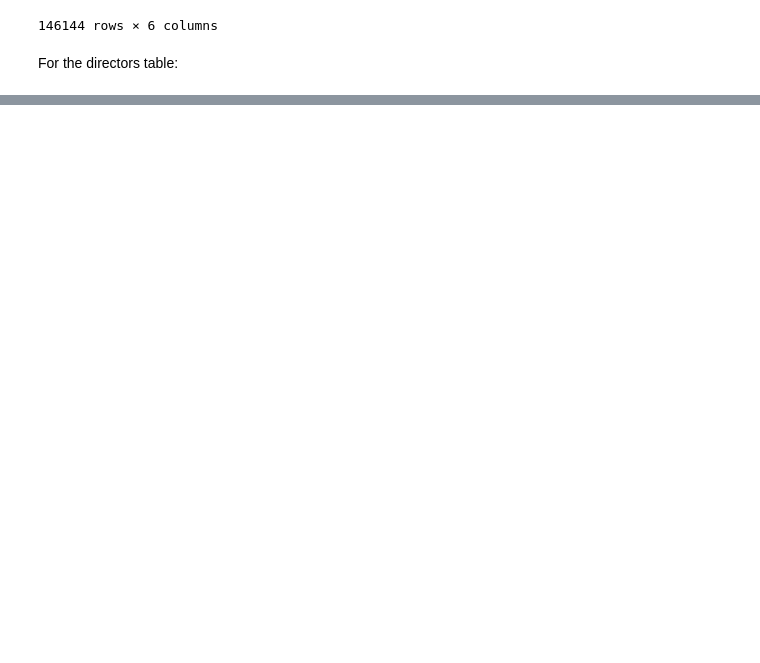
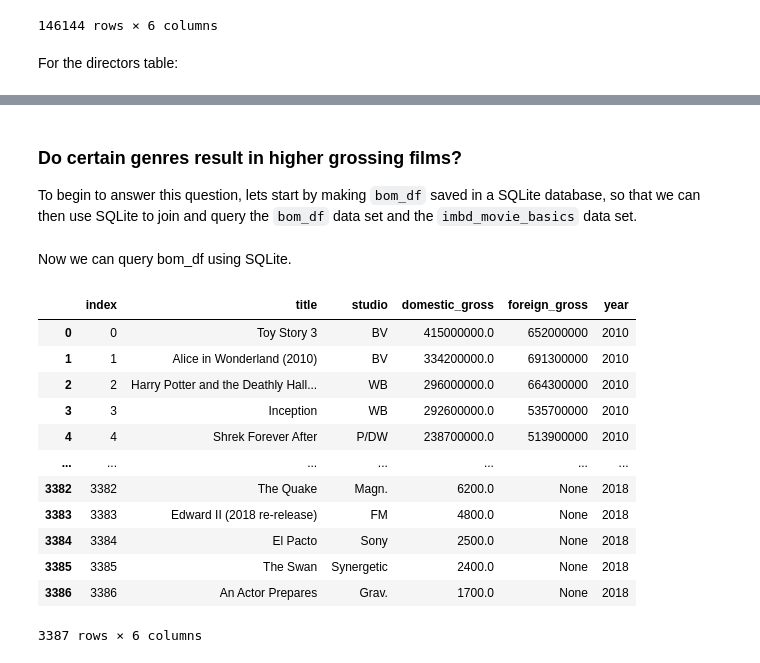
Before and after one commit to sanderlin2013/Movie-Analysis, a Jupyter notebook: Movie Data Analysis.ipynb, the cells around one changed output, grey strips where cells are left out. Saved outputs shown, nothing was run; the diff lists cells and outputs as text; code cells hidden in the pictures; blank space fills up the shorter version.

Commit message:
adding zipped data folder and notebook updates

```diff
--- a/Movie Data Analysis.ipynb
+++ b/Movie Data Analysis.ipynb
@@ -221,0 +216,3 @@ imbd_writers
+# %%
+bom_df = pd.read_csv('data/bom.movie_gross (1).csv.gz')
+bom_df
@@ -221,0 +241,26 @@ imbd_writers
+# %% [markdown]
+### Do certain genres result in higher grossing films?
+
+To begin to answer this question, lets start by making `bom_df` saved in a SQLite database, so that we can then use SQLite to join and query the `bom_df` data set and the `imbd_movie_basics` data set.
+# %%
+conn = sql.connect('bom_df.db')
+bom_df.to_sql('bom_df', conn)
+# %% [markdown]
+Now we can query bom_df using SQLite.
+# %%
+ pd.read_sql("""SELECT * FROM bom_df;
+                                """, conn)
+# %% [output]
+|  | index | title | studio | domestic_gross | foreign_gross | year |
+| 0 | 0 | Toy Story 3 | BV | 415000000.0 | 652000000 | 2010 |
+| 1 | 1 | Alice in Wonderland (2010) | BV | 334200000.0 | 691300000 | 2010 |
+| 2 | 2 | Harry Potter and the Deathly Hall... | WB | 296000000.0 | 664300000 | 2010 |
+| 3 | 3 | Inception | WB | 292600000.0 | 535700000 | 2010 |
+| 4 | 4 | Shrek Forever After | P/DW | 238700000.0 | 513900000 | 2010 |
+| ... | ... | ... | ... | ... | ... | ... |
+| 3382 | 3382 | The Quake | Magn. | 6200.0 | None | 2018 |
+| 3383 | 3383 | Edward II (2018 re-release) | FM | 4800.0 | None | 2018 |
+| 3384 | 3384 | El Pacto | Sony | 2500.0 | None | 2018 |
+| 3385 | 3385 | The Swan | Synergetic | 2400.0 | None | 2018 |
+| 3386 | 3386 | An Actor Prepares | Grav. | 1700.0 | None | 2018 |
+3387 rows × 6 columns
```
Also changed, not shown: parts of 32 cells of this notebook, 2 other files.
